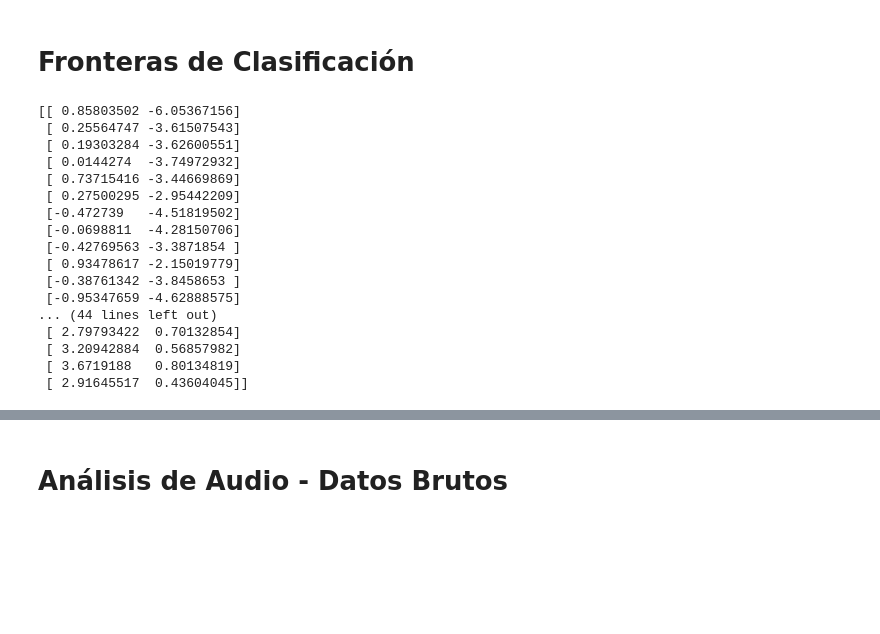
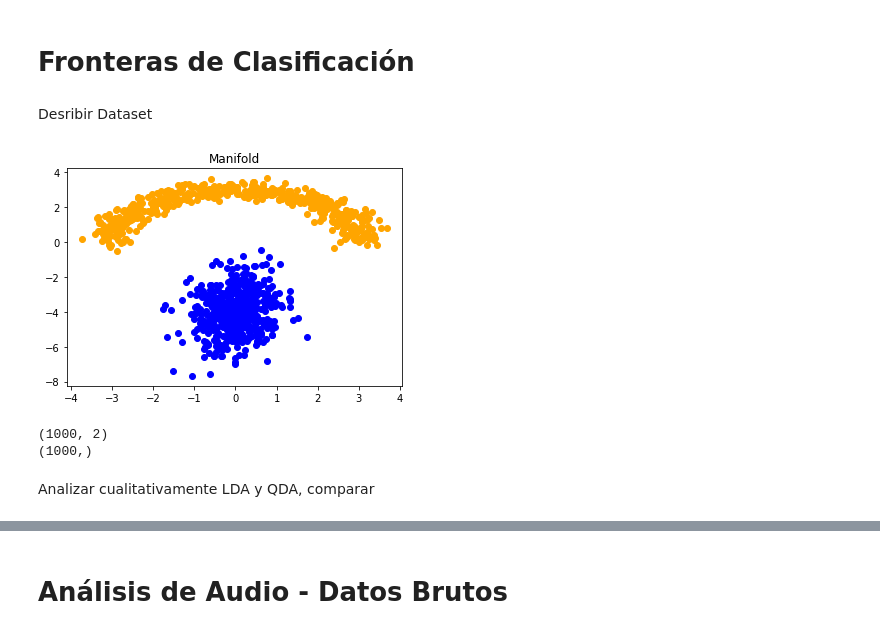
Before and after one commit to sebastian-aranda/machine_learning_utfsm, a Jupyter notebook: tarea2/Tarea 2.ipynb, the cells around one changed output, grey strips where cells are left out. Saved outputs shown, nothing was run; the diff lists cells and outputs as text; code cells hidden in the pictures; blank space fills up the shorter version.

```diff
--- a/tarea2/Tarea 2.ipynb
+++ b/tarea2/Tarea 2.ipynb
@@ -24,33 +25,40 @@ outer_circ_y = np.sin(np.linspace(0, np.pi, n_samples))*3
 datos2 = np.vstack((outer_circ_x,outer_circ_y)).T
 generator = check_random_state(10)
 datos2 += generator.normal(scale=0.3, size=datos2.shape)
-# %%
-print(datos1[:30])
-print(datos2[:30])
-# %% [output]
-[[ 0.85803502 -6.05367156]
- [ 0.25564747 -3.61507543]
- [ 0.19303284 -3.62600551]
- [ 0.0144274  -3.74972932]
- [ 0.73715416 -3.44669869]
- [ 0.27500295 -2.95442209]
- [-0.472739   -4.51819502]
- [-0.0698811  -4.28150706]
- [-0.42769563 -3.3871854 ]
- [ 0.93478617 -2.15019779]
- [-0.38761342 -3.8458653 ]
- [-0.95347659 -4.62888575]
-... (44 lines left out)
- [ 2.79793422  0.70132854]
- [ 3.20942884  0.56857982]
- [ 3.6719188   0.80134819]
- [ 2.91645517  0.43604045]]
+# %% [markdown]
+Desribir Dataset
+# %%
+#print(datos1.shape)
+#print(datos2.shape)
+#print(datos1.T.shape)
+#print(datos1[:,0].shape)
+#print(datos1[:,1].shape)
+
+#x,y = datos1.T or x,y = datos1[:,0],datos1[:,1]
+x1,y1 = datos1.T
+x2,y2 = datos2.T
+
+plt.plot(x1,y1,'o',color='blue')
+plt.plot(x2,y2,'o',color='orange')
+plt.title("Manifold")
+plt.show()
+# %% [output]
+[figure, added]
 # %%
 X = np.concatenate((datos1, datos2), axis=0)
 n = 20 #Noise
 y1 = np.zeros(datos1.shape[0]+n)
 y2 = np.ones(datos2.shape[0]-n)
 y = np.concatenate((y1,y2),axis=0)
+
+print(X.shape)
+print(y.shape)
+
+#plt.plot(X,y)
+#plt.show()
+# %% [output]
+(1000, 2)
+(1000,)
 # %%
 import matplotlib.pyplot as plt
 def visualize_border(model,x,y,title=""):
@@ -66,6 +74,8 @@ def visualize_border(model,x,y,title=""):
     plt.contour(xx, yy, Z, cmap=plt.cm.Paired)
     plt.title(title)
     plt.show()
+# %% [markdown]
+Analizar cualitativamente LDA y QDA, comparar
 # %%
 from sklearn.discriminant_analysis import LinearDiscriminantAnalysis as LDA
 model = LDA()
```
Also changed, not shown: parts of 41 cells of this notebook, 4 other files.
